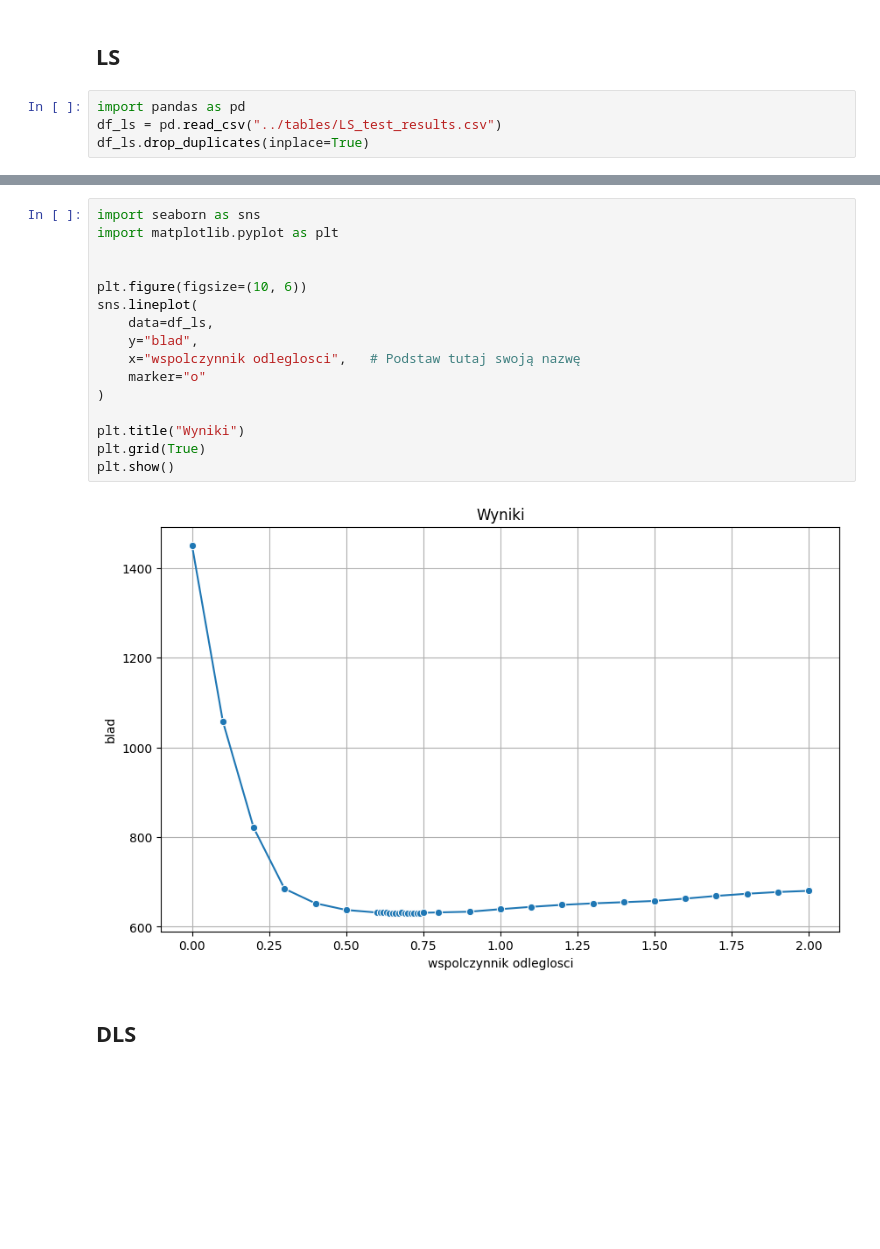
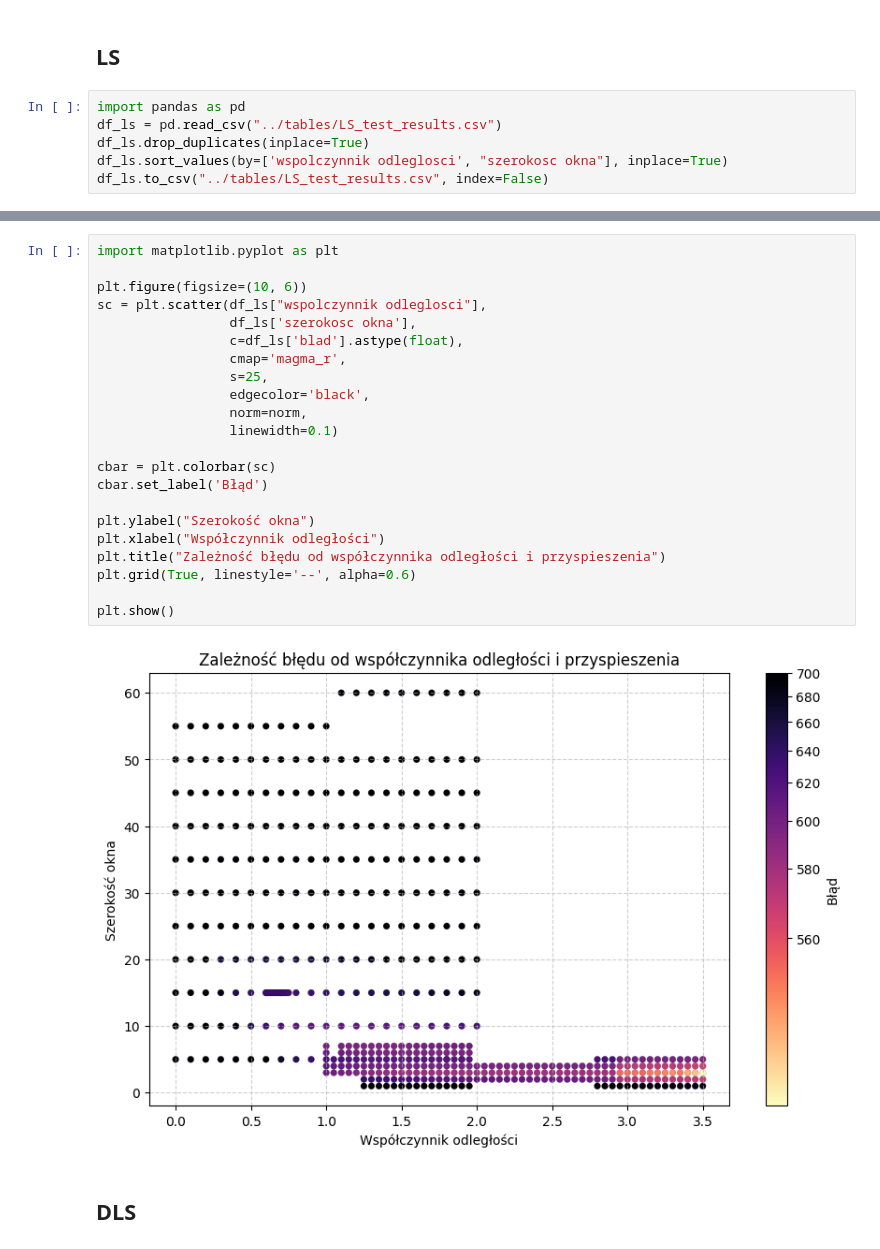
Before and after one commit to Korius668/BLE_Indoor_localization, a Jupyter notebook: notebooks/najlepsze_parametry.ipynb, the cells around one changed output, grey strips where cells are left out. Drawn from its saved outputs; the diff is of its cells as text; blank space fills up the shorter version.

```diff
--- a/notebooks/najlepsze_parametry.ipynb
+++ b/notebooks/najlepsze_parametry.ipynb
@@ -6,6 +6,8 @@
 import pandas as pd
 df_ls = pd.read_csv("../tables/LS_test_results.csv")
 df_ls.drop_duplicates(inplace=True)
+df_ls.sort_values(by=['wspolczynnik odleglosci', "szerokosc okna"], inplace=True)
+df_ls.to_csv("../tables/LS_test_results.csv", index=False)
 # %%
 best_ls = df_ls[df_ls["blad"] == df_ls["blad"].min()]
 best_ls
@@ -15,21 +48,27 @@ best_ls
 # %%
-import seaborn as sns
 import matplotlib.pyplot as plt
 
+plt.figure(figsize=(10, 6))
+sc = plt.scatter(df_ls["wspolczynnik odleglosci"],
+                 df_ls['szerokosc okna'],
+                 c=df_ls['blad'].astype(float),
+                 cmap='magma_r',
+                 s=25,
+                 edgecolor='black',
+                 norm=norm,
+                 linewidth=0.1)
 
-plt.figure(figsize=(10, 6))
-sns.lineplot(
-    data=df_ls,
-    y="blad",
-    x="wspolczynnik odleglosci",   # Podstaw tutaj swoją nazwę
-    marker="o"
-)
+cbar = plt.colorbar(sc)
+cbar.set_label('Błąd')
 
-plt.title("Wyniki")
-plt.grid(True)
+plt.ylabel("Szerokość okna")
+plt.xlabel("Współczynnik odległości")
+plt.title("Zależność błędu od współczynnika odległości i przyspieszenia")
+plt.grid(True, linestyle='--', alpha=0.6)
+
 plt.show()
 # %% [output]
-[figure, old version]
+[figure, new version]
 # %% [markdown]
 ## DLS
 # %%
```
Also changed, not shown: parts of 26 cells of this notebook, 12 other files.
